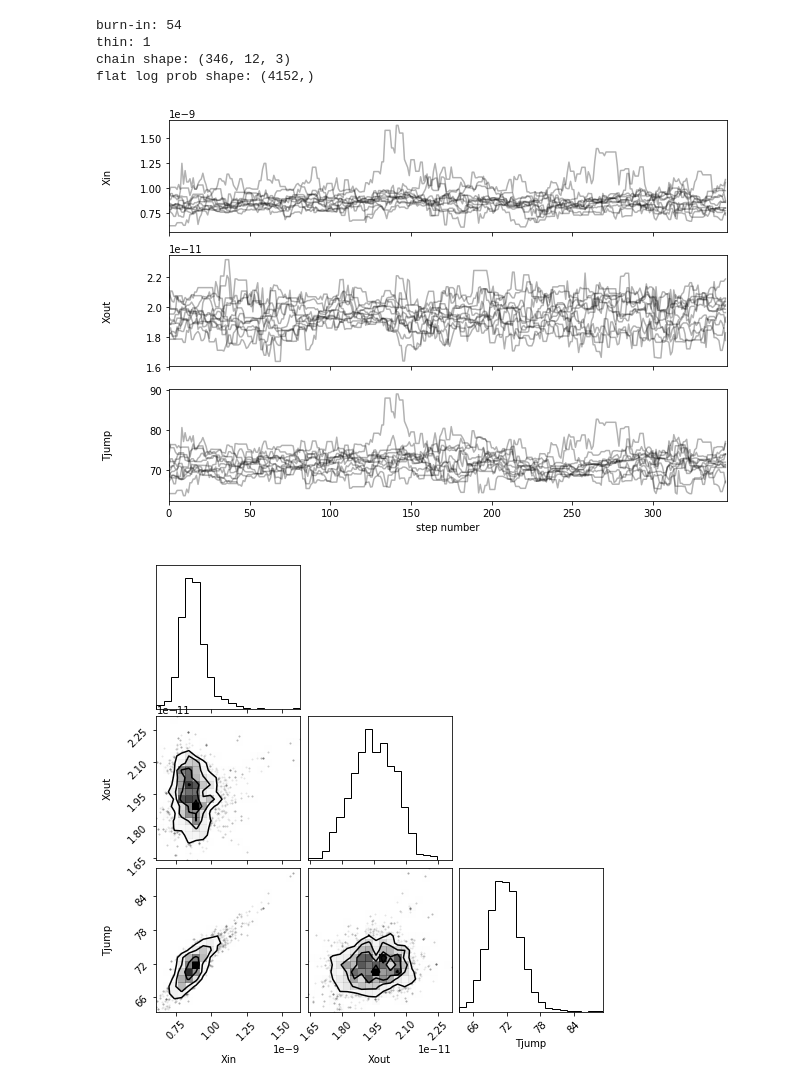
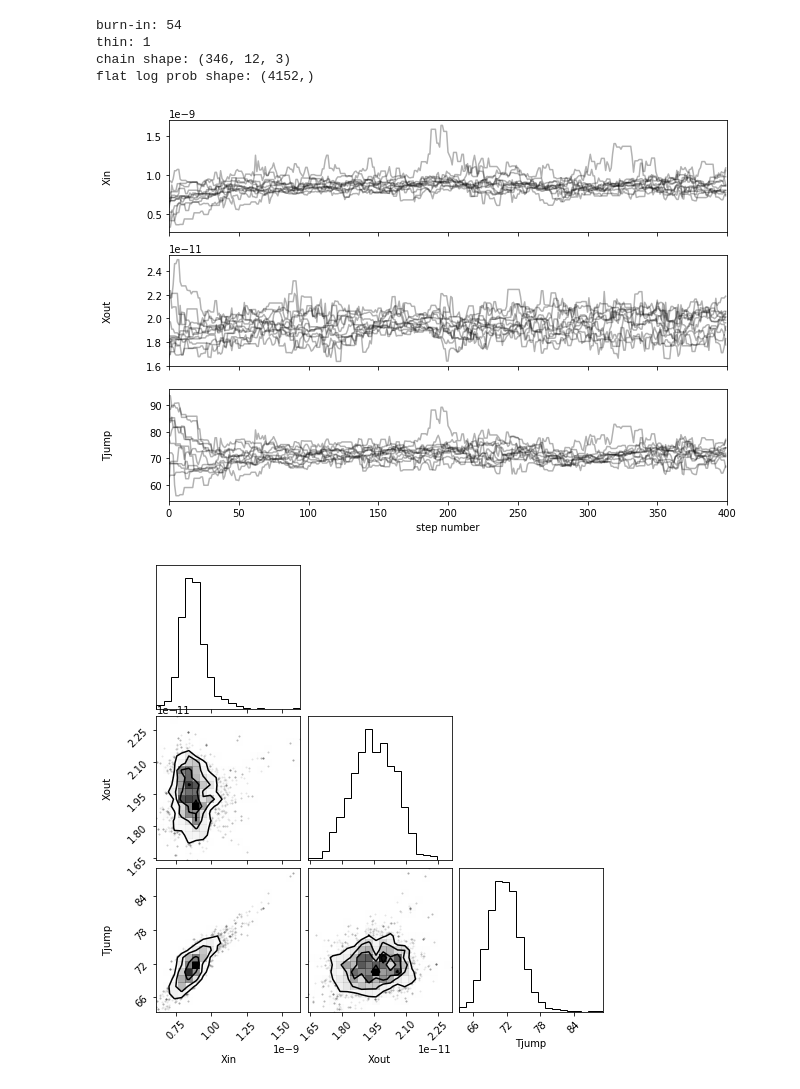
Before and after one commit to tomr-stargazer/iras_model, a Jupyter notebook: Notebooks/Analysis of weekend MCMC run.ipynb, the cells around one changed output. Saved outputs shown, nothing was run; the diff lists cells and outputs as text; code cells hidden in the pictures.

```diff
--- a/Notebooks/Analysis of weekend MCMC run.ipynb
+++ b/Notebooks/Analysis of weekend MCMC run.ipynb
@@ -15,6 +15,8 @@ reader = emcee.backends.HDFBackend("../model_chain_weekend.h5")
 tau = reader.get_autocorr_time(quiet=True)
 burnin = int(2*np.max(tau))
 thin = 1
+all_samples = reader.get_chain(discard=0, thin=thin)
+
 samples = reader.get_chain(discard=burnin, thin=thin)
 log_prob_samples = reader.get_log_prob(discard=burnin, flat=True, thin=thin)
 log_prior_samples = reader.get_blobs(discard=burnin, flat=True, thin=thin)
@@ -32,18 +34,18 @@ thin: 1
 chain shape: (346, 12, 3)
 flat log prob shape: (4152,)
 # %%
-fig, axes = plt.subplots(samples.ndim, figsize=(10, 7), sharex=True)
+fig, axes = plt.subplots(all_samples.ndim, figsize=(10, 7), sharex=True)
 labels = ["Xin", "Xout", "Tjump"]
-for i in range(samples.ndim):
+for i in range(all_samples.ndim):
     ax = axes[i]
-    ax.plot(samples[:, :, i], "k", alpha=0.3)
-    ax.set_xlim(0, len(samples))
+    ax.plot(all_samples[:, :, i], "k", alpha=0.3)
+    ax.set_xlim(0, len(all_samples))
     ax.set_ylabel(labels[i])
     ax.yaxis.set_label_coords(-0.1, 0.5)
 axes[-1].set_xlabel("step number");
 plt.show()
 # %% [output]
-[figure, old version]
+[figure, new version]
 # %%
 flat_samples = reader.get_chain(discard=burnin, flat=True)
 fig = corner.corner(flat_samples, labels=labels)
```
Also changed, not shown: parts of 1 cell of this notebook.
